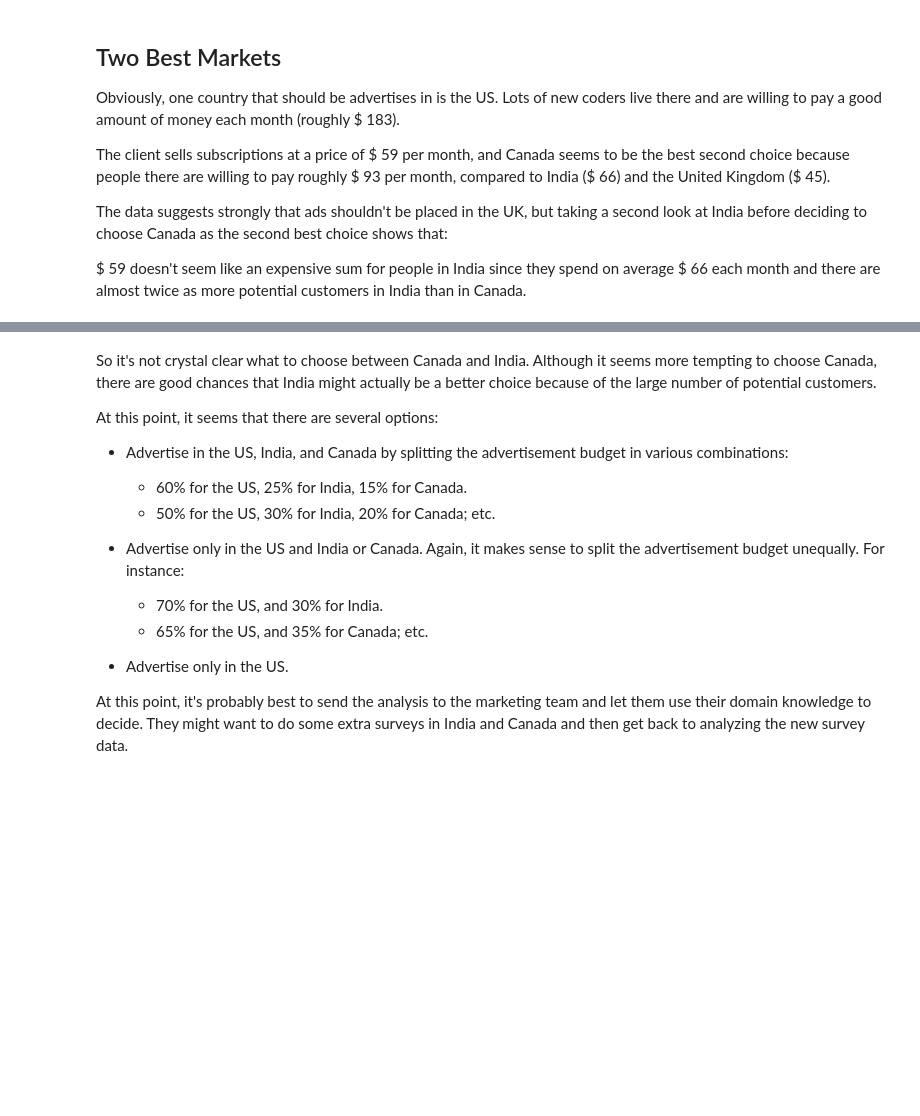
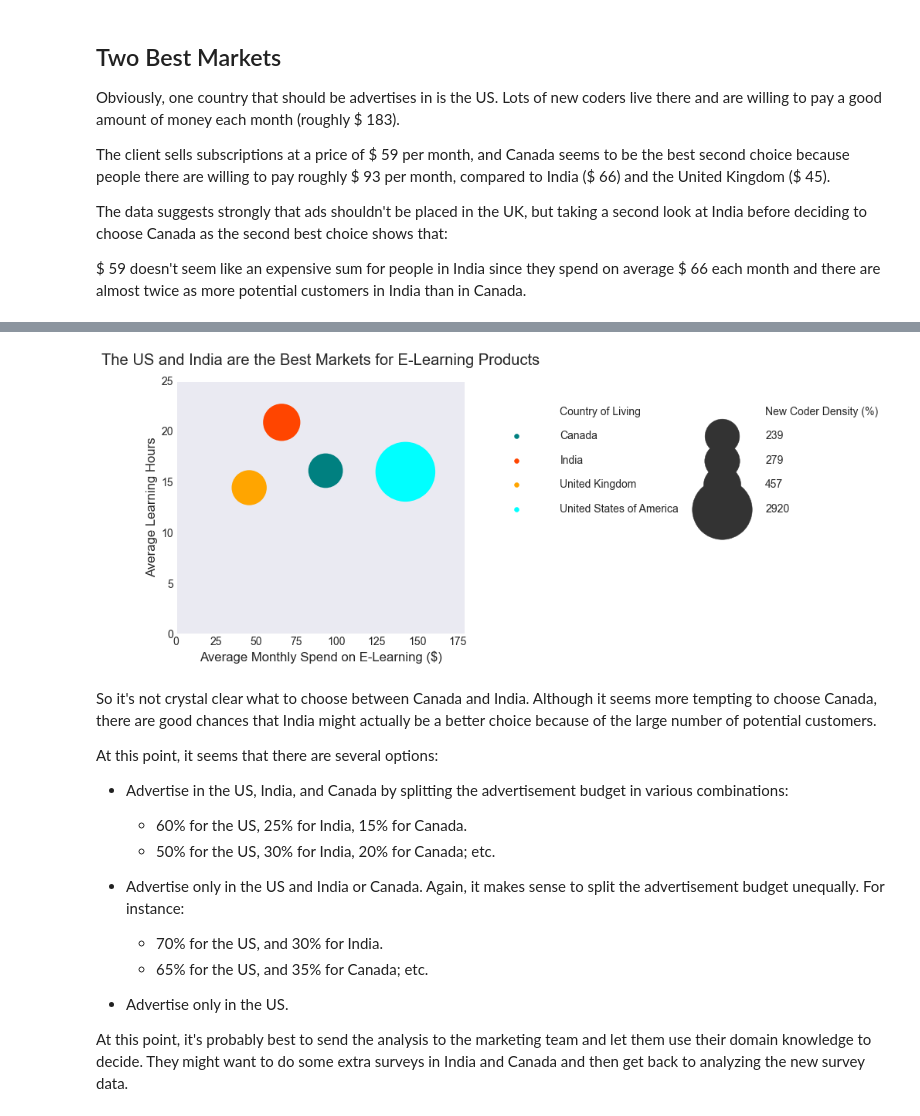
Before and after one commit to shikaangelique/DataScience, a Jupyter notebook: Stats/Best Markets to Advertise In/best_e_learning_markets.ipynb, the cells around one changed output, grey strips where cells are left out. Saved outputs shown, nothing was run; the diff lists cells and outputs as text; code cells hidden in the pictures; blank space fills up the shorter version.

Commit message:
best e learning markets concluding viz

```diff
--- a/Stats/Best Markets to Advertise In/best_e_learning_markets.ipynb
+++ b/Stats/Best Markets to Advertise In/best_e_learning_markets.ipynb
@@ -372,0 +373,5 @@ Name: CountryLive, dtype: float64
+# %%
+mn4 = only_4.rename(columns={'CountryLive': 'Country of Living'})
+mn4= mn4.groupby('Country of Living').mean()
+mn4['New Coder Density (%)'] = round(only_4['CountryLive'].value_counts())
+mn4
@@ -373 +386,20 @@ Name: CountryLive, dtype: float64
+# %%
+#bubble plot of overall results
+plt.rcParams["figure.figsize"] = (14, 6)
+plt.rcParams["figure.autolayout"] = True
+
+sns.set_style("dark")
+sns.scatterplot(data=mn4, x="money_spent", y = 'HoursLearning', hue="Country of Living", size='New Coder Density (%)', sizes=(2000, 6000), linewidth=0, palette=['teal', 'orangered', 'orange', 'cyan'])
+plt.legend( bbox_to_anchor=(1.05, 1), loc='upper left', borderaxespad=2, labelspacing = 1.25, ncol = 2, handletextpad=3, columnspacing=3, frameon=False)
+plt.xlabel('Average Monthly Spend on E-Learning ($)')
+plt.xlim([0,180])
+plt.ylabel('Average Learning Hours')
+plt.ylim([0,25])
+
+
+plt.title('The US and India are the Best Markets for E-Learning Products', pad = 20)
+
+plt.show()
+# %% [output]
+[figure, added]
 # %% [markdown]
```
Also changed, not shown: parts of 4 cells of this notebook.
